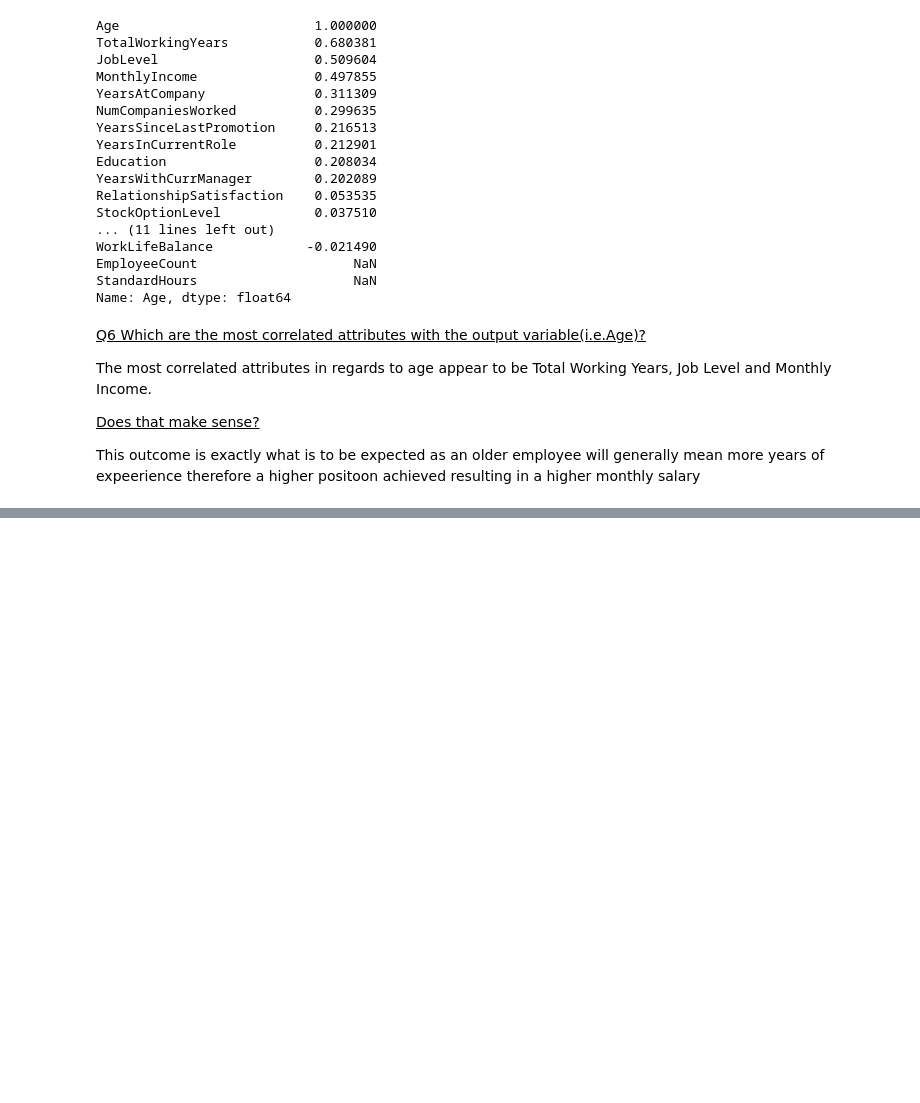
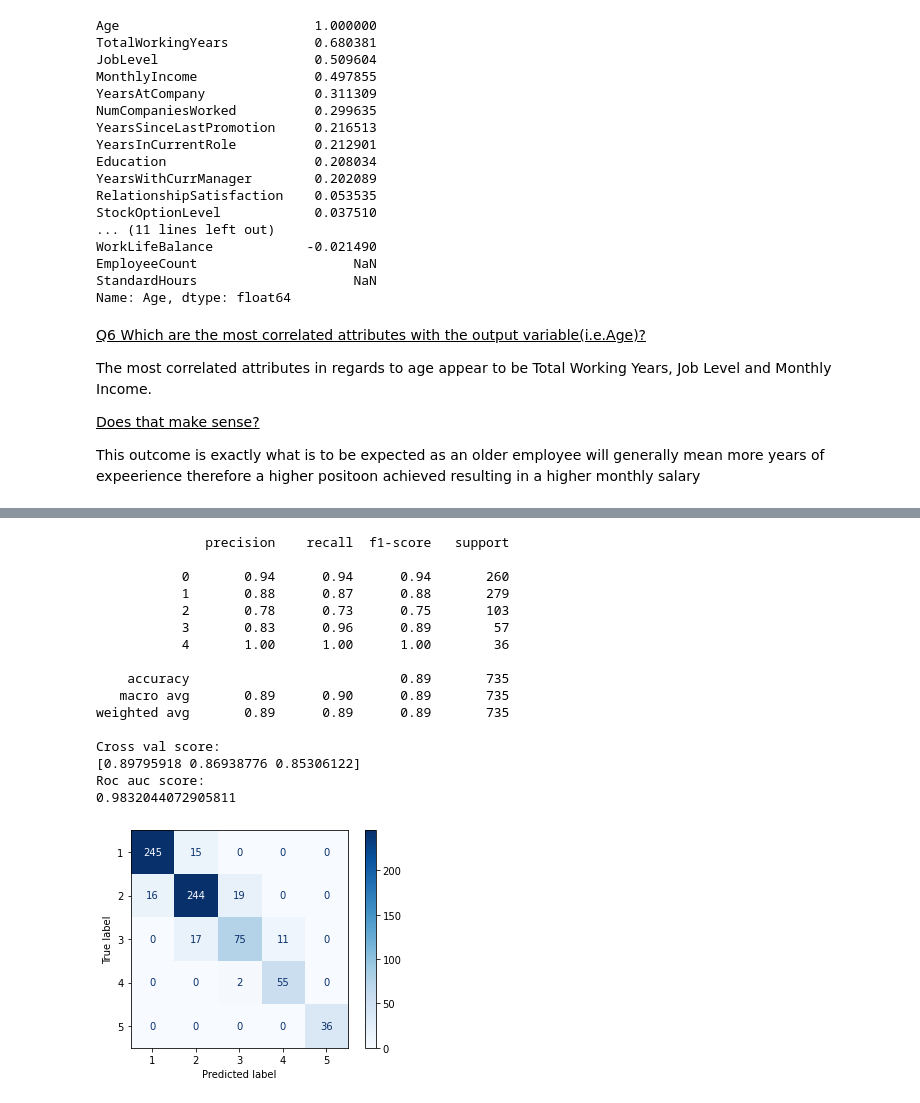
Before and after one commit to Darcinn/F21DL, a Jupyter notebook: Notebooks/Lab 2/Lab-2.ipynb, the cells around one changed output, grey strips where cells are left out. Cells and saved outputs as stored; diff of their text form; code cells hidden in the pictures; blank space fills up the shorter version.

```diff
--- a/Notebooks/Lab 2/Lab-2.ipynb
+++ b/Notebooks/Lab 2/Lab-2.ipynb
@@ -378,0 +278,9 @@ Sklearn provides two transformer functions for this
+# %%
+top_two_features = employees[["MonthlyIncome", "TotalWorkingYears", "YearsInCurrentRole"]]
+top_five_features = employees[
+    ["MonthlyIncome", "TotalWorkingYears", "YearsAtCompany", "Age", "YearsInCurrentRole", "YearsWithCurrManager",
+     "YearsSinceLastPromotion", "Education"]]
+top_ten_features = employees[
+    ["MonthlyIncome", "TotalWorkingYears", "YearsAtCompany", "Age", "YearsInCurrentRole", "YearsWithCurrManager",
+     "YearsSinceLastPromotion", "NumCompaniesWorked", "Education", "MonthlyRate", "DistanceFromHome", "EmployeeNumber",
+     "TrainingTimesLastYear", "PercentSalaryHike"]]
@@ -378,0 +332,20 @@ Sklearn provides two transformer functions for this
+# %%
+test_accuracy(top_two_features, employees["JobLevel"])
+# %% [output]
+              precision    recall  f1-score   support
+
+           0       0.94      0.94      0.94       260
+           1       0.88      0.87      0.88       279
+           2       0.78      0.73      0.75       103
+           3       0.83      0.96      0.89        57
+           4       1.00      1.00      1.00        36
+
+    accuracy                           0.89       735
+   macro avg       0.89      0.90      0.89       735
+weighted avg       0.89      0.89      0.89       735
+
+Cross val score:
+[0.89795918 0.86938776 0.85306122]
+Roc auc score:
+0.9832044072905811
+[figure, added]
```
Also changed, not shown: parts of 50 cells of this notebook.
